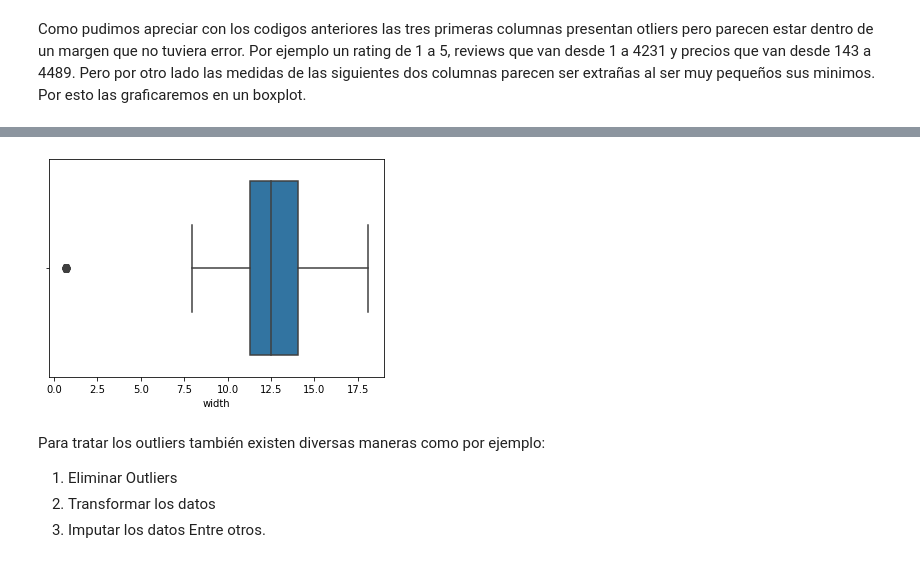
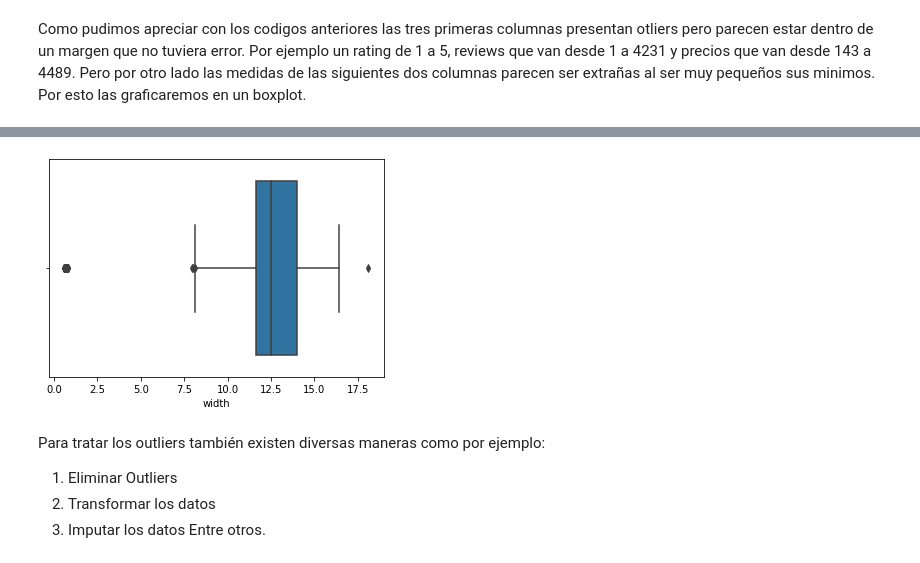
Before and after one commit to mariosanchez5/Limpieza-y-Transformacion-de-datos---Varios, a Jupyter notebook: Laptops2024.ipynb, the cells around one changed output, grey strips where cells are left out. Cells and saved outputs as stored; diff of their text form; code cells hidden in the pictures.

```diff
--- a/Laptops2024.ipynb
+++ b/Laptops2024.ipynb
@@ -188,8 +189,8 @@ plt.show()
 # %%
-sns.boxplot(x=df['width'])
+sns.boxplot(x=df2_drop['width'])
 plt.show()
 # %% [output]
-[figure, old version]
+[figure, new version]
 # %% [markdown]
 Para tratar los outliers también existen diversas maneras como por ejemplo:
 1. Eliminar Outliers
```
Also changed, not shown: parts of 9 cells of this notebook.
